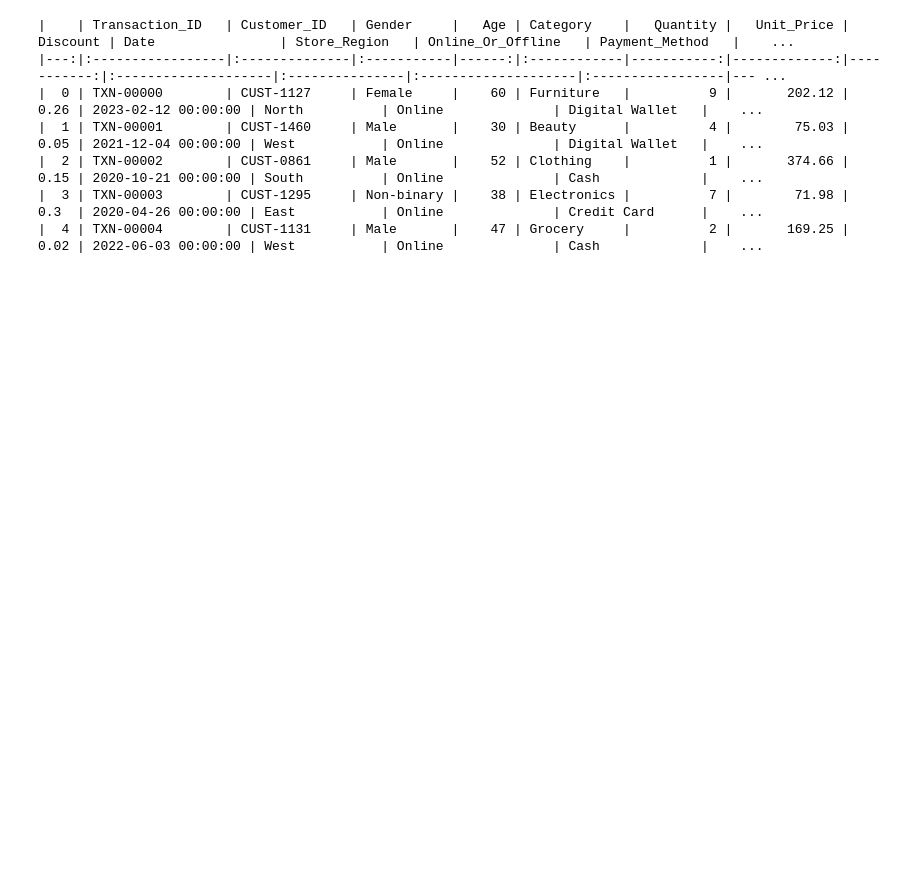
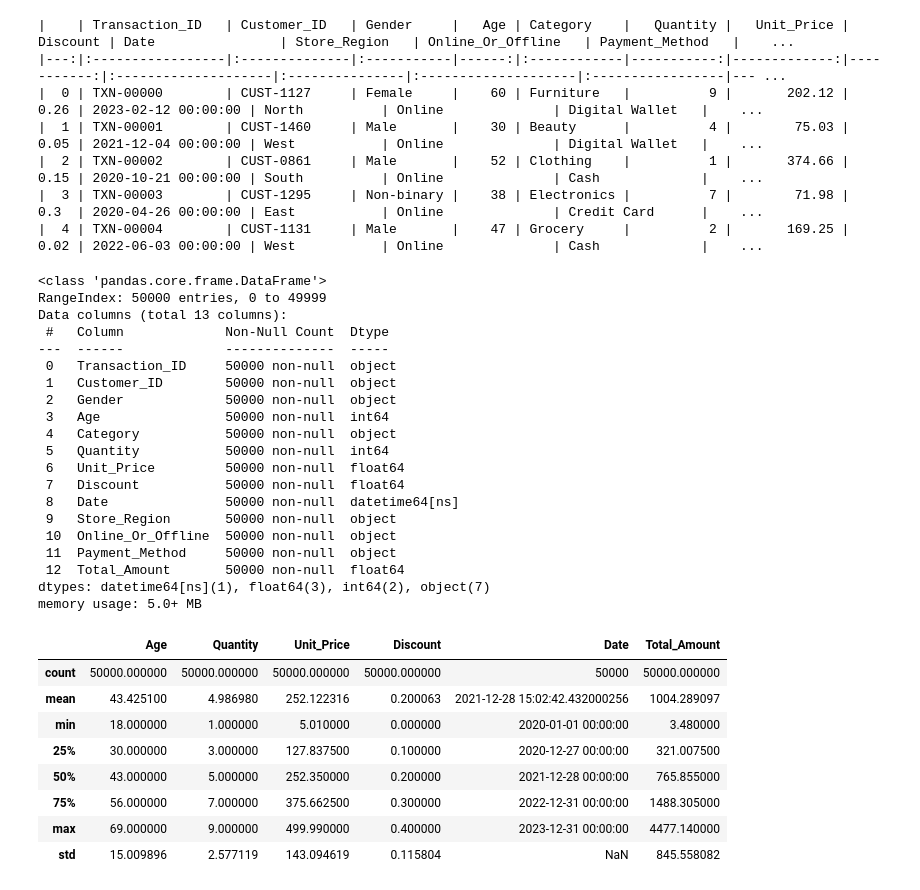
Before and after one commit to WatsonWBlair/cs667, a Jupyter notebook: Projects/Predictive Modeling/retail_exploration.ipynb, the cells around one changed output. Saved outputs shown, nothing was run; the diff lists cells and outputs as text; code cells hidden in the pictures; blank space fills up the shorter version.

```diff
--- a/Projects/Predictive Modeling/retail_exploration.ipynb
+++ b/Projects/Predictive Modeling/retail_exploration.ipynb
@@ -12,3 +14,36 @@ print(rawData.head().to_markdown())
 |  2 | TXN-00002        | CUST-0861     | Male       |    52 | Clothing    |          1 |       374.66 |       0.15 | 2020-10-21 00:00:00 | South          | Online              | Cash             |    ...
 |  3 | TXN-00003        | CUST-1295     | Non-binary |    38 | Electronics |          7 |        71.98 |       0.3  | 2020-04-26 00:00:00 | East           | Online              | Credit Card      |    ...
 |  4 | TXN-00004        | CUST-1131     | Male       |    47 | Grocery     |          2 |       169.25 |       0.02 | 2022-06-03 00:00:00 | West           | Online              | Cash             |    ...
+# %%
+rawData.info()
+rawData.describe()
+# %% [output]
+<class 'pandas.core.frame.DataFrame'>
+RangeIndex: 50000 entries, 0 to 49999
+Data columns (total 13 columns):
+ #   Column             Non-Null Count  Dtype
+---  ------             --------------  -----
+ 0   Transaction_ID     50000 non-null  object
+ 1   Customer_ID        50000 non-null  object
+ 2   Gender             50000 non-null  object
+ 3   Age                50000 non-null  int64
+ 4   Category           50000 non-null  object
+ 5   Quantity           50000 non-null  int64
+ 6   Unit_Price         50000 non-null  float64
+ 7   Discount           50000 non-null  float64
+ 8   Date               50000 non-null  datetime64[ns]
+ 9   Store_Region       50000 non-null  object
+ 10  Online_Or_Offline  50000 non-null  object
+ 11  Payment_Method     50000 non-null  object
+ 12  Total_Amount       50000 non-null  float64
+dtypes: datetime64[ns](1), float64(3), int64(2), object(7)
+memory usage: 5.0+ MB
+|  | Age | Quantity | Unit_Price | Discount | Date | Total_Amount |
+| count | 50000.000000 | 50000.000000 | 50000.000000 | 50000.000000 | 50000 | 50000.000000 |
+| mean | 43.425100 | 4.986980 | 252.122316 | 0.200063 | 2021-12-28 15:02:42.432000256 | 1004.289097 |
+| min | 18.000000 | 1.000000 | 5.010000 | 0.000000 | 2020-01-01 00:00:00 | 3.480000 |
+| 25% | 30.000000 | 3.000000 | 127.837500 | 0.100000 | 2020-12-27 00:00:00 | 321.007500 |
+| 50% | 43.000000 | 5.000000 | 252.350000 | 0.200000 | 2021-12-28 00:00:00 | 765.855000 |
+| 75% | 56.000000 | 7.000000 | 375.662500 | 0.300000 | 2022-12-31 00:00:00 | 1488.305000 |
+| max | 69.000000 | 9.000000 | 499.990000 | 0.400000 | 2023-12-31 00:00:00 | 4477.140000 |
+| std | 15.009896 | 2.577119 | 143.094619 | 0.115804 | NaN | 845.558082 |
```
Also changed, not shown: parts of 2 cells of this notebook.
